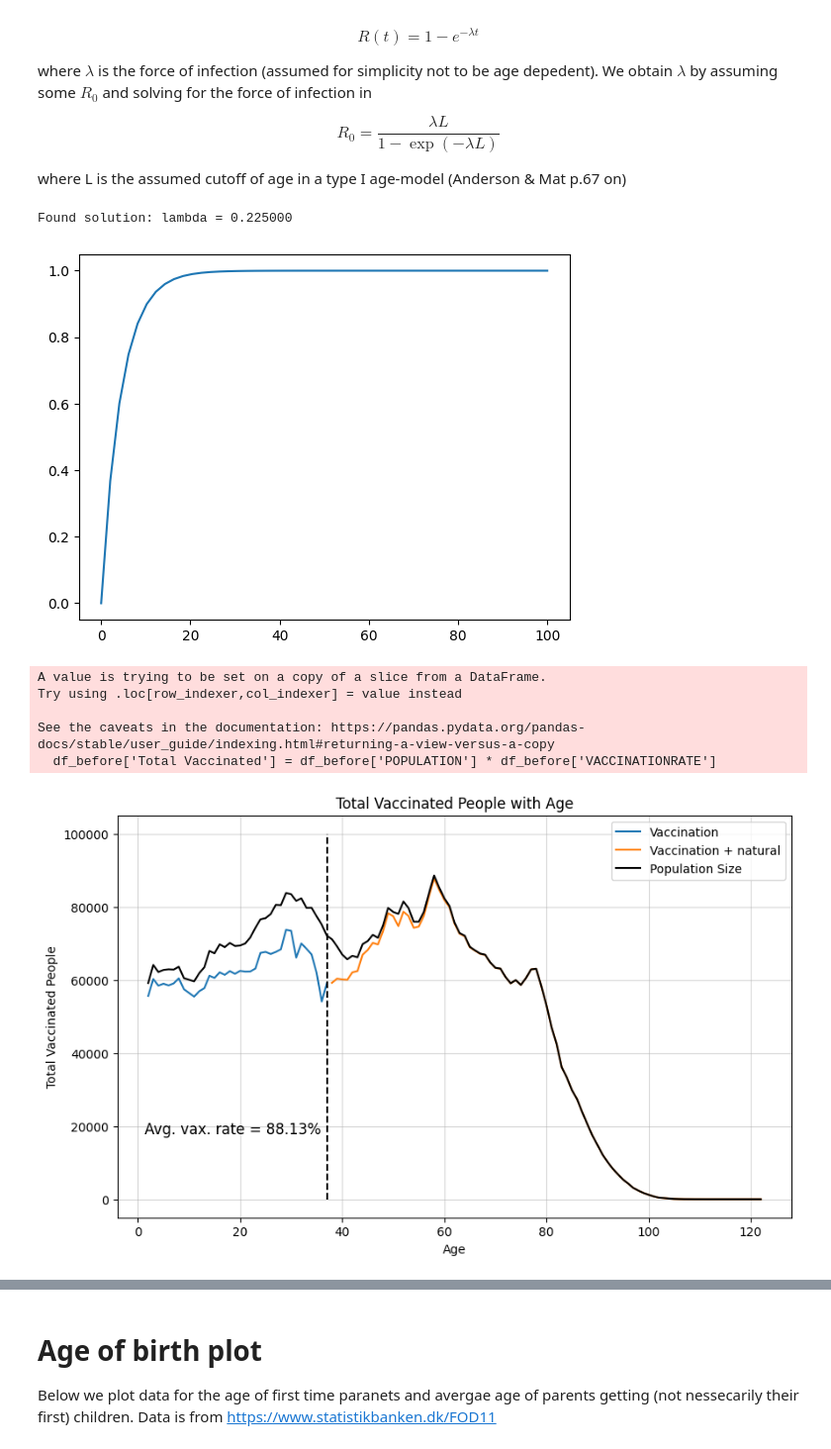
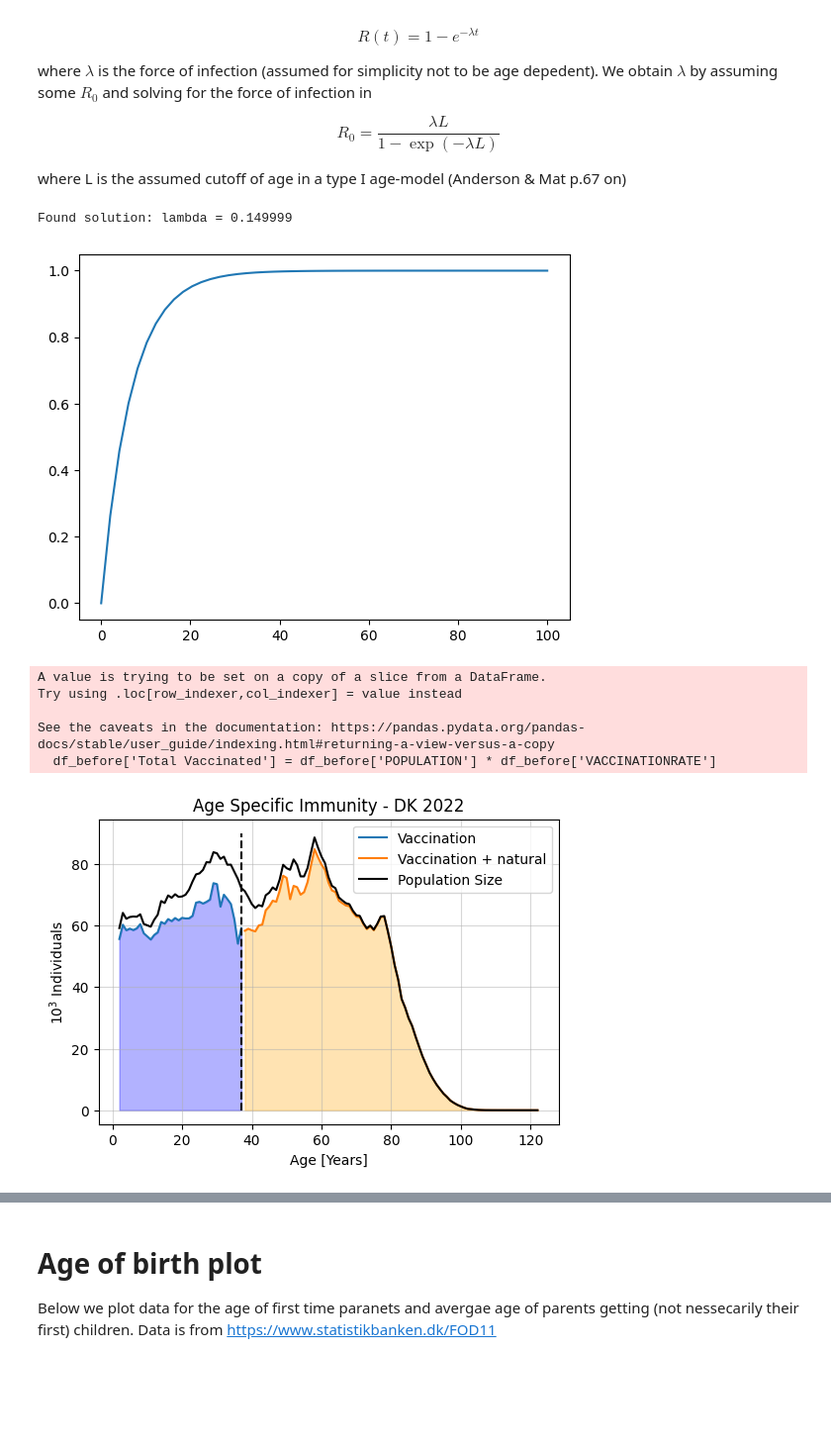
Before and after one commit to AlfredBendtzonHansen/measles-network-DK, a Jupyter notebook: vax_plots.ipynb, the cells around one changed output, grey strips where cells are left out. Shown at 99% size. Drawn from its saved outputs; the diff is of its cells as text; code cells hidden in the pictures; blank space fills up the shorter version.

```diff
--- a/vax_plots.ipynb
+++ b/vax_plots.ipynb
@@ -82,7 +82,7 @@ def equation(lambda_, R0, L):
     return R0 * (1 - np.exp(-lambda_ * L)) - lambda_ * L
 
 # Parameters (you can change these values)
-R0 = 18.0  # Reproduction number
+R0 = 12.0  # Reproduction number
 L = 80.0   #80 years seems about rigth for now (see above plot of population)
 
 # Initial guess for lambda
@@ -117,8 +117,8 @@ for i in range(len(df_before)):
 # Calculate the total number of vaccinated people before 1987
 df_before['Total Vaccinated'] = df_before['POPULATION'] * df_before['VACCINATIONRATE']
 # %% [output]
-Found solution: lambda = 0.225000
+Found solution: lambda = 0.149999
-[figure, old version]
+[figure, new version]
 A value is trying to be set on a copy of a slice from a DataFrame.
 Try using .loc[row_indexer,col_indexer] = value instead
 
@@ -126,25 +126,26 @@ See the caveats in the documentation: https://pandas.pydata.org/pandas-docs/stab
   df_before['Total Vaccinated'] = df_before['POPULATION'] * df_before['VACCINATIONRATE']
 # %%
 # Plot the total vaccinated people as a function of birth year
-plt.figure(figsize=(10, 6))
-plt.plot(df_above['AGE'], df_above['Total Vaccinated'], linestyle='-', label = "Vaccination")
-plt.plot(df_before['AGE'], df_before['Total Vaccinated'], linestyle='-', label = "Vaccination + natural")
-plt.plot(df['AGE'], df['POPULATION'], 'k-', label = "Population Size")
-plt.title('Total Vaccinated People with Age')
-plt.xlabel('Age')
-plt.ylabel('Total Vaccinated People')
+plt.figure(figsize=(6, 4))
+plt.plot(df_above['AGE'], df_above['Total Vaccinated']/1000, linestyle='-', label = "Vaccination")
+plt.plot(df_before['AGE'], df_before['Total Vaccinated']/1000, linestyle='-', label = "Vaccination + natural")
+plt.plot(df['AGE'], df['POPULATION']/1000, 'k-', label = "Population Size")
+plt.title('Age Specific Immunity - DK 2022')
+plt.xlabel('Age [Years]')
+plt.ylabel(f'$10^{3}$ Individuals')
 plt.grid(True, alpha = .5)
-plt.vlines(x = 2022-1987+2, ymin = 0, ymax = 100000, color = "black", linestyles="--")
+plt.vlines(x = 2022-1987+2, ymin = 0, ymax = 90, color = "black", linestyles="--")
+plt.fill_between(df_before['AGE'], df_before['Total Vaccinated']/1000, color='orange', alpha=0.3)
+plt.fill_between(df_above['AGE'], df_above['Total Vaccinated']/1000, color='blue', alpha=0.3)
 
-plt.text(0.04, 0.2, f'Avg. vax. rate = {round(immune_post1987*100,2)}%', transform=plt.gca().transAxes,
-         fontsize=12, verticalalignment='bottom', horizontalalignment='left')
+
 
 
 plt.legend()
 plt.savefig("VaxvsPop_nat.pdf", dpi = 400)
 plt.show()
 # %% [output]
-[figure, old version]
+[figure, new version]
 # %%
 modified_df = pd.concat([df_above,df_before])
 immune_all_mod = np.average(np.asarray(modified_df['VACCINATIONRATE']), weights= np.asarray(modified_df['POPULATION']))
```
Also changed, not shown: parts of 5 cells of this notebook, 4 other files.
